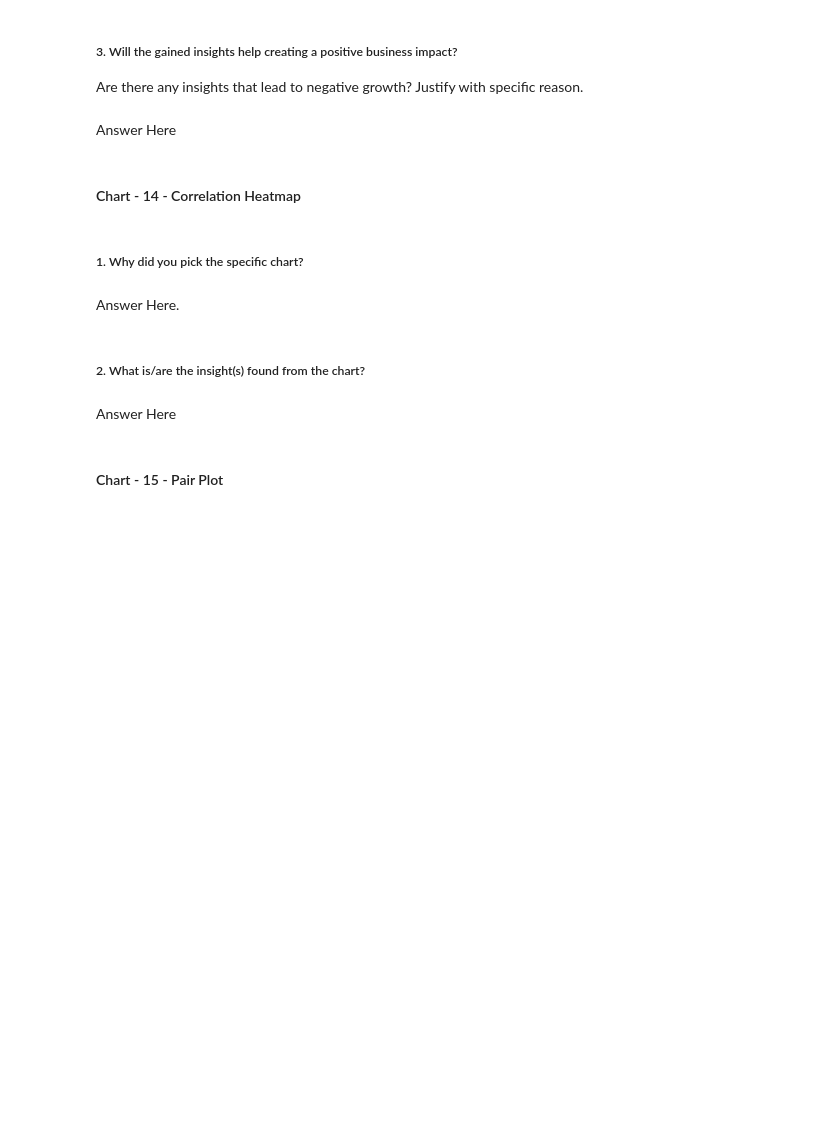
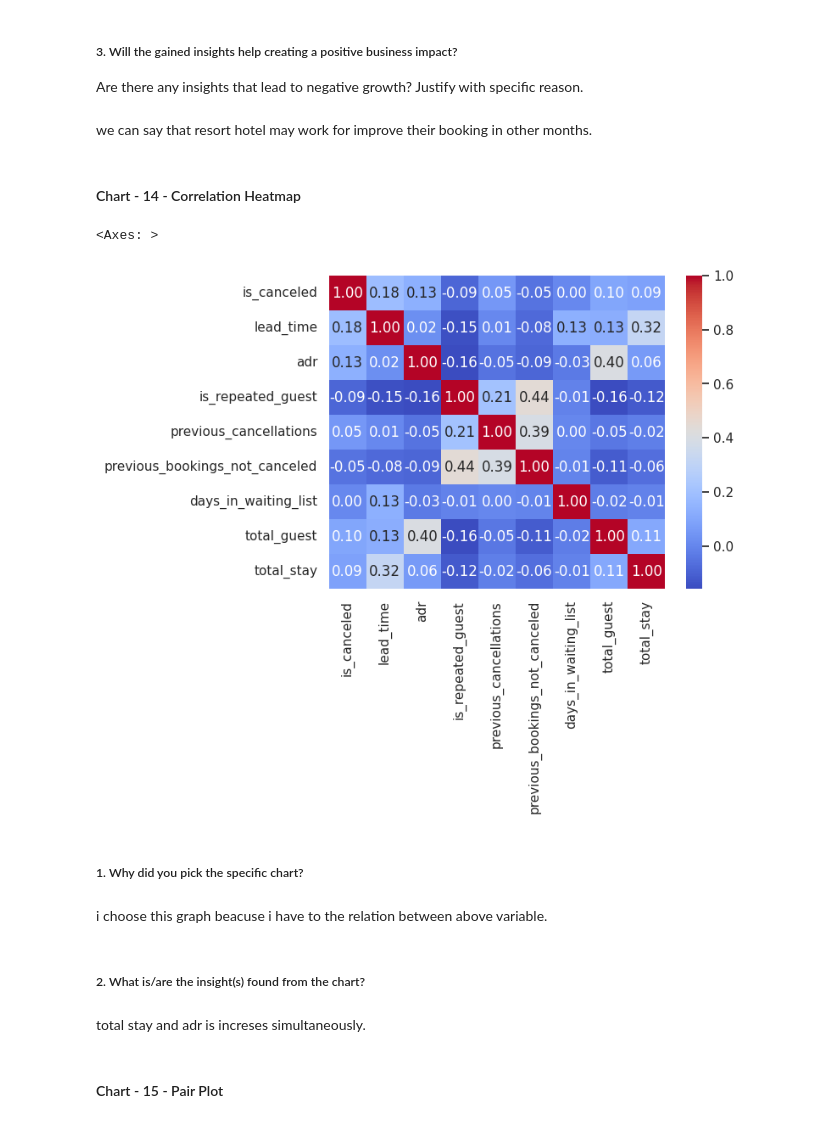
Before and after one commit to sudipsingh104/EDA_Hotel, a Jupyter notebook: Hotel_Booking_EDA.ipynb, the cells around one changed output. Drawn from its saved outputs; the diff is of its cells as text; code cells hidden in the pictures; blank space fills up the shorter version.

```diff
--- a/Hotel_Booking_EDA.ipynb
+++ b/Hotel_Booking_EDA.ipynb
@@ -688,7 +687,7 @@ Answer Here
 # %% [markdown]
 ##### 3. Will the gained insights help creating a positive business impact?
 Are there any insights that lead to negative growth? Justify with specific reason.
-# %% [markdown]
-Answer Here
+# %% [markdown]
+we can say that resort hotel may work for improve their booking in other months.
 # %% [markdown]
 #### Chart - 14 - Correlation Heatmap
@@ -697,10 +694,19 @@ Answer Here
+# %%
+# Correlation Heatmap visualization code
+corr_mat=df[['hotel', 'is_canceled', 'lead_time', 'arrival_date_year','arrival_date_month', 'meal', 'adr', 'country', 'distribution_channel','is_repeated_guest', 'previous_cancellations',
+       'previous_bookings_not_canceled', 'days_in_waiting_list', 'reservation_status_date', 'total_guest',
+       'total_stay']].corr()
+sns.heatmap(corr_mat, annot=True, cmap='coolwarm', fmt=".2f")
+# %% [output]
+<Axes: >
+[figure, added]
 # %% [markdown]
 ##### 1. Why did you pick the specific chart?
-# %% [markdown]
-Answer Here.
+# %% [markdown]
+i choose this graph beacuse i have to the relation between above variable.
 # %% [markdown]
 ##### 2. What is/are the insight(s) found from the chart?
-# %% [markdown]
-Answer Here
+# %% [markdown]
+total stay and adr is increses simultaneously.
 # %% [markdown]
 #### Chart - 15 - Pair Plot
```
Also changed, not shown: parts of 33 cells of this notebook.
